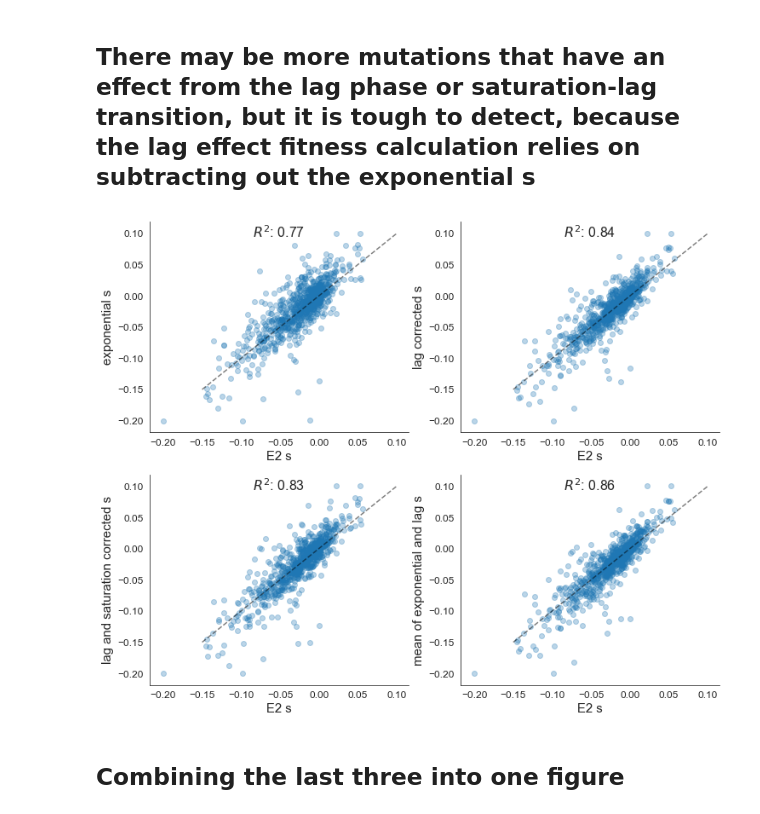
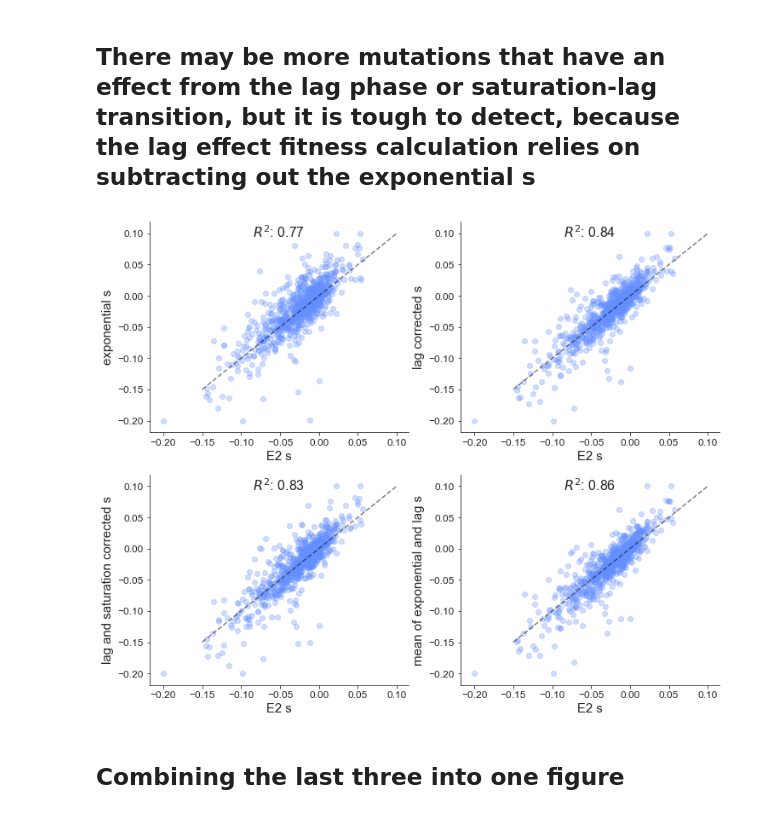
Before and after one commit to mjohnson11/TnSeq_Pipeline, a Jupyter notebook: scripts/GC_plotting.ipynb, the cells around one changed output. Cells and saved outputs as stored; diff of their text form; code cells hidden in the pictures.

Commit message:
Final pass on figures etc

```diff
--- a/scripts/GC_plotting.ipynb
+++ b/scripts/GC_plotting.ipynb
@@ -12,6 +12,7 @@ sns.set_style("white")
 sns.set_style("ticks")
 %matplotlib inline
 colors = sns.cubehelix_palette(11)
+main_colors = ['#FFB000', '#648FFF']
 # %%
 gcf_cells = pd.read_csv('../../Analysis/GCF_cell_density_estimates.csv')
 gcp_cells = pd.read_csv('../../Analysis/GCP_cell_density_estimates.csv')
@@ -140,7 +141,7 @@ for edge in sig:
     subs[0].plot([-0.12, 0.1], [0, 0], linestyle='dashed', c='k', alpha=0.5, linewidth=0.5)
     for seg in segs:
         subs[0].plot([seg_to_fit[seg], seg_to_fit[seg]], [df_row[seg + '.p_expo_mean'], df_row[seg + '.mean.s']], c='k', alpha=0.2)
-    subs[0].scatter([seg_to_fit[seg] for seg in segs], [df_row[seg + '.p_expo_mean'] for seg in segs], c='b',
+    subs[0].scatter([seg_to_fit[seg] for seg in segs], [df_row[seg + '.p_expo_mean'] for seg in segs], c=main_colors[1],
                 label="GC plate exponential s", s=7)
     subs[0].scatter([seg_to_fit[seg] for seg in segs], [df_row[seg + '.mean.s'] for seg in segs], c='k', label=exp_code + ' s', s=7)
     subs[0].set_xlabel("Background Fitness", fontsize=9)
@@ -170,25 +171,25 @@ TTTTGCATTTAGGCG ('.p_sat_effect', '.resid.s') pvalue for regression: 0.371797700
 # %%
 fig, subs = pl.subplots(2, 2, figsize=(12, 10))
 sflat = [subs[0][0], subs[0][1], subs[1][0], subs[1][1]]
 for p in [(0, '.p_expo_mean', 'exponential s'), (1, '.corrected_s', 'lag corrected s'),
           (2, '.corrected_s_sat', 'lag and saturation corrected s'), (3, '.p_expo_use_lag', 'mean of exponential and lag s')]:
     sub = sflat[p[0]]
     x, y = [], []
     for seg in segs:
         td = gc.loc[pd.notnull(gc[seg + '.mean.s'])].loc[pd.notnull(gc[seg + p[1]])]
         x += list(td[seg + '.mean.s'])
         y += list(td[seg + p[1]])
     sub.plot([-0.15, 0.1], [-0.15, 0.1], linestyle='dashed', c='k', alpha=0.5)
-    sub.scatter(np.clip(x, -0.2, 0.1), np.clip(y, -0.2, 0.1), alpha=0.3)
+    sub.scatter(np.clip(x, -0.2, 0.1), np.clip(y, -0.2, 0.1), c=main_colors[1], alpha=0.3)
     sub.set_ylabel(p[2], fontsize=15)
     sub.set_xlabel(exp_code + ' s', fontsize=15)
     sub.tick_params(axis='both', which='major', labelsize=12)
     sub.set_title("$R^2$: " + str(sci_stats.linregress(x, y)[2])[:4], y=0.9, fontsize=16)
 
 sns.despine()
 fig.savefig('../../Figures/supp_figs/compare_to_old.png', background='transparent', bbox_inches='tight', pad_inches=0.1)
 # %% [output]
-[figure, old version]
+[figure, new version]
 # %% [markdown]
 ## Combining the last three into one figure
 # %%
```
Also changed, not shown: parts of 4 cells of this notebook.
